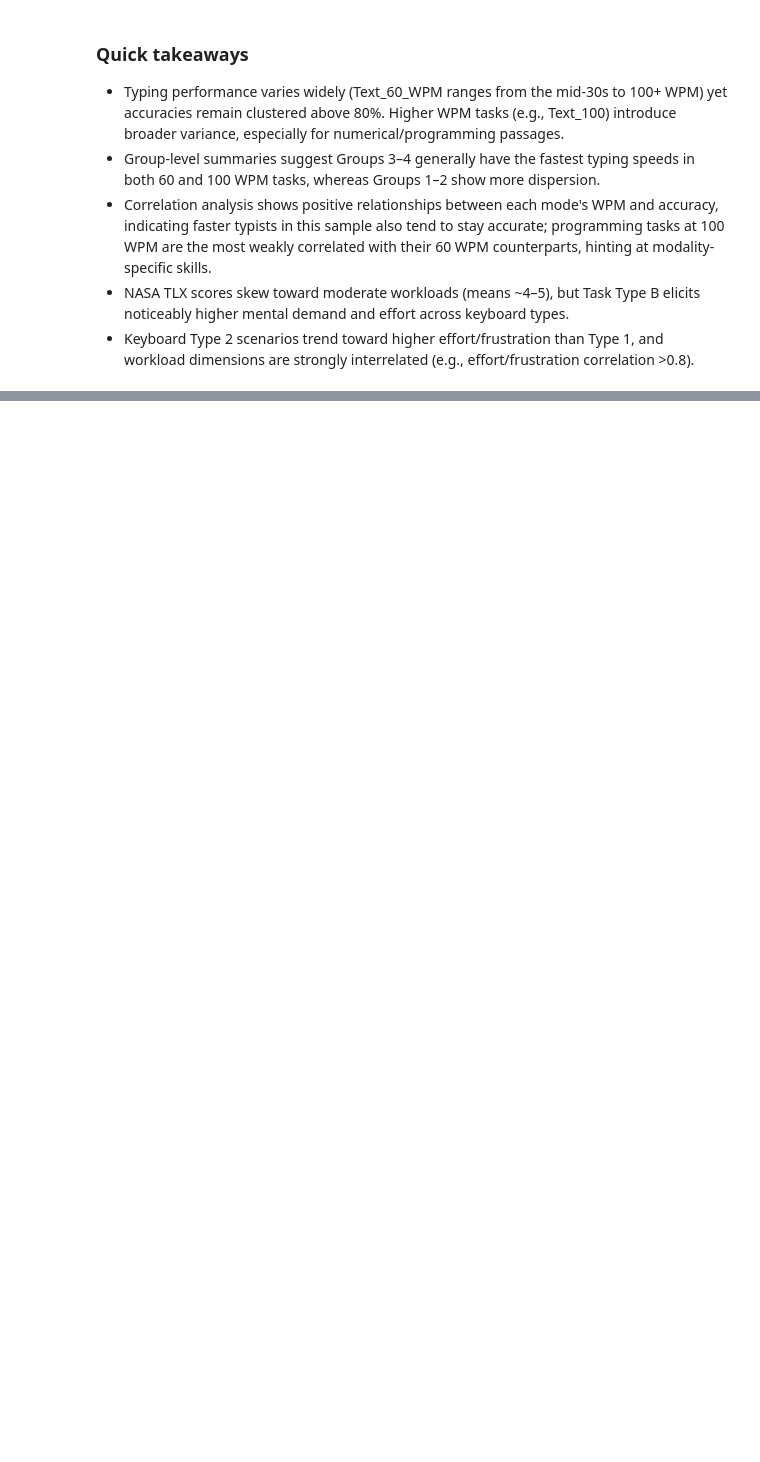
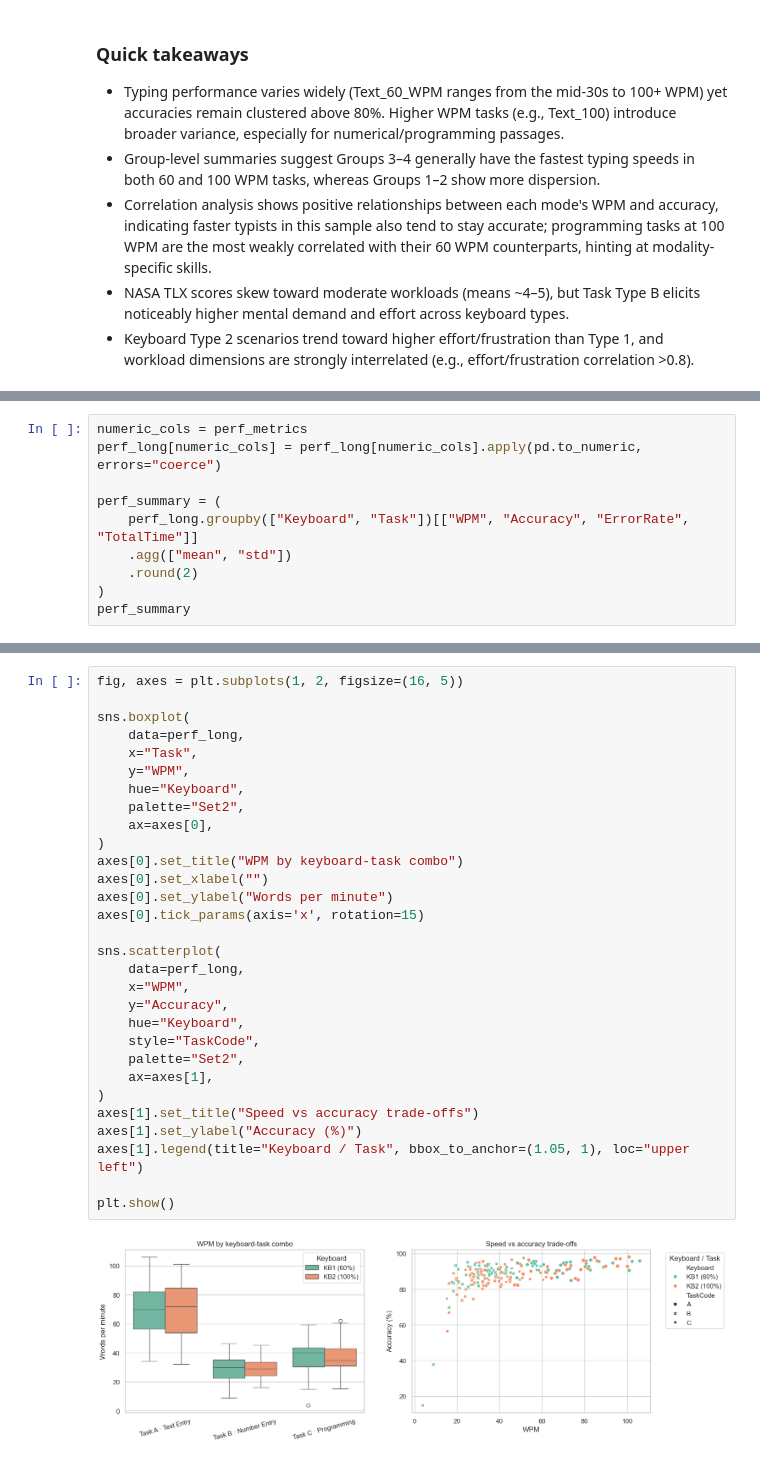
Before and after one commit to chris-asturiano/typing-test, a Jupyter notebook: data_analysis/data_analysis.ipynb, the cells around one changed output, grey strips where cells are left out. Drawn from its saved outputs; the diff is of its cells as text; blank space fills up the shorter version.

Commit message:
add more detailed data analysis.

```diff
--- a/data_analysis/data_analysis.ipynb
+++ b/data_analysis/data_analysis.ipynb
@@ -341,0 +408,10 @@ plt.tight_layout()
+# %%
+numeric_cols = perf_metrics
+perf_long[numeric_cols] = perf_long[numeric_cols].apply(pd.to_numeric, errors="coerce")
+
+perf_summary = (
+    perf_long.groupby(["Keyboard", "Task"])[["WPM", "Accuracy", "ErrorRate", "TotalTime"]]
+    .agg(["mean", "std"])
+    .round(2)
+)
+perf_summary
@@ -341,0 +441,32 @@ plt.tight_layout()
+# %%
+fig, axes = plt.subplots(1, 2, figsize=(16, 5))
+
+sns.boxplot(
+    data=perf_long,
+    x="Task",
+    y="WPM",
+    hue="Keyboard",
+    palette="Set2",
+    ax=axes[0],
+)
+axes[0].set_title("WPM by keyboard-task combo")
+axes[0].set_xlabel("")
+axes[0].set_ylabel("Words per minute")
+axes[0].tick_params(axis='x', rotation=15)
+
+sns.scatterplot(
+    data=perf_long,
+    x="WPM",
+    y="Accuracy",
+    hue="Keyboard",
+    style="TaskCode",
+    palette="Set2",
+    ax=axes[1],
+)
+axes[1].set_title("Speed vs accuracy trade-offs")
+axes[1].set_ylabel("Accuracy (%)")
+axes[1].legend(title="Keyboard / Task", bbox_to_anchor=(1.05, 1), loc="upper left")
+
+plt.show()
+# %% [output]
+[figure, added]
```
Also changed, not shown: parts of 18 cells of this notebook.
